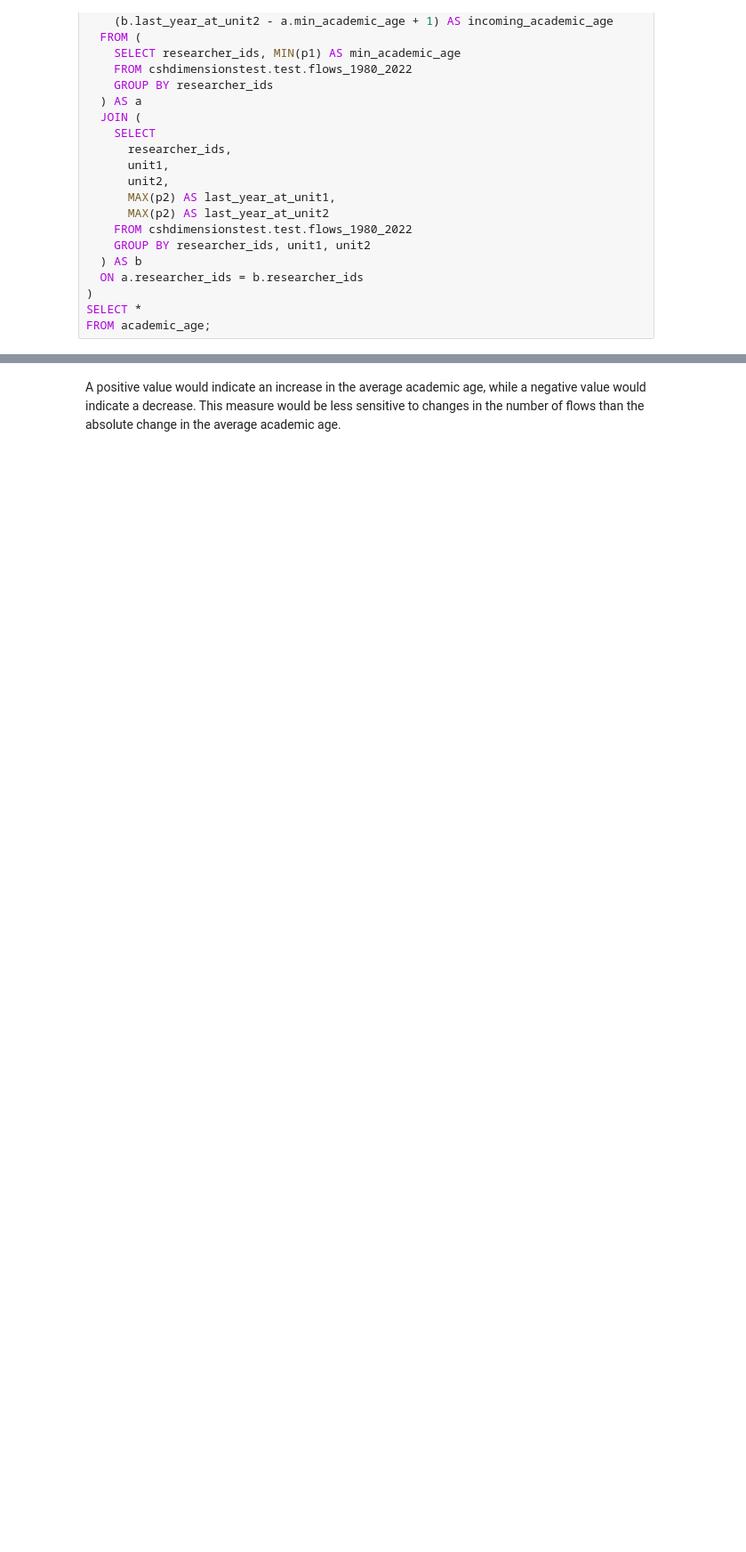
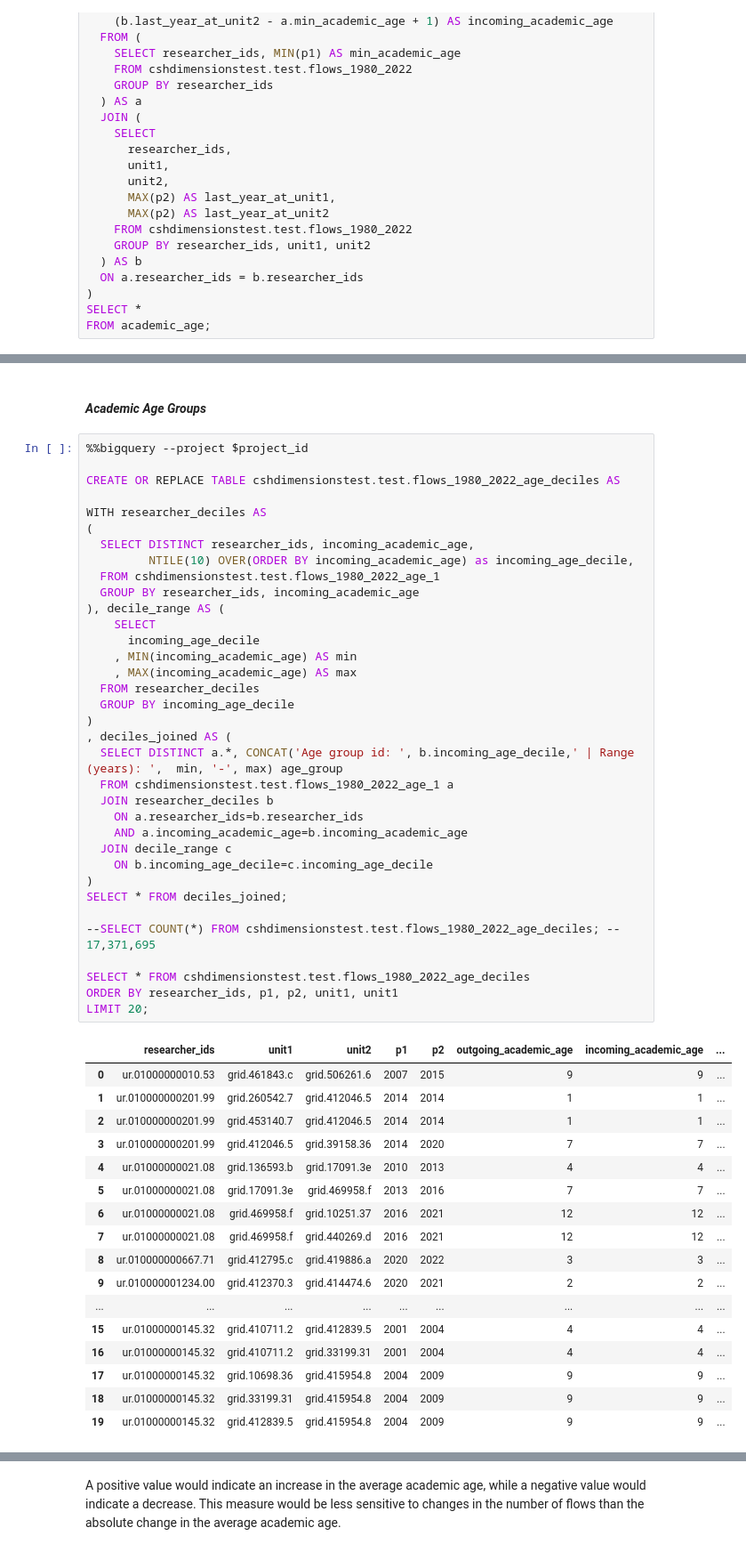
Before and after one commit to complexity-science-hub/SciFlows, a Jupyter notebook: Flows_1980_2022_first_level_for.ipynb, the cells around one changed output, grey strips where cells are left out. Shown at 89% size. Saved outputs shown, nothing was run; the diff lists cells and outputs as text; blank space fills up the shorter version.

```diff
--- a/Flows_1980_2022_first_level_for.ipynb
+++ b/Flows_1980_2022_first_level_for.ipynb
@@ -748,0 +738,55 @@ LIMIT 10;
+# %% [markdown]
+#### *Academic Age Groups*
+# %%
+%%bigquery --project $project_id
+
+CREATE OR REPLACE TABLE cshdimensionstest.test.flows_1980_2022_age_deciles AS
+
+WITH researcher_deciles AS
+(
+  SELECT DISTINCT researcher_ids, incoming_academic_age,
+         NTILE(10) OVER(ORDER BY incoming_academic_age) as incoming_age_decile,
+  FROM cshdimensionstest.test.flows_1980_2022_age_1
+  GROUP BY researcher_ids, incoming_academic_age
+), decile_range AS (
+    SELECT
+      incoming_age_decile
+    , MIN(incoming_academic_age) AS min
+    , MAX(incoming_academic_age) AS max
+  FROM researcher_deciles
+  GROUP BY incoming_age_decile
+)
+, deciles_joined AS (
+  SELECT DISTINCT a.*, CONCAT('Age group id: ', b.incoming_age_decile,' | Range (years): ',  min, '-', max) age_group
+  FROM cshdimensionstest.test.flows_1980_2022_age_1 a
+  JOIN researcher_deciles b
+    ON a.researcher_ids=b.researcher_ids
+    AND a.incoming_academic_age=b.incoming_academic_age
+  JOIN decile_range c
+    ON b.incoming_age_decile=c.incoming_age_decile
+)
+SELECT * FROM deciles_joined;
+
+--SELECT COUNT(*) FROM cshdimensionstest.test.flows_1980_2022_age_deciles; -- 17,371,695
+
+SELECT * FROM cshdimensionstest.test.flows_1980_2022_age_deciles
+ORDER BY researcher_ids, p1, p2, unit1, unit1
+LIMIT 20;
+# %% [output]
+|  | researcher_ids | unit1 | unit2 | p1 | p2 | outgoing_academic_age | incoming_academic_age | ... |
+| 0 | ur.01000000010.53 | grid.461843.c | grid.506261.6 | 2007 | 2015 | 9 | 9 | ... |
+| 1 | ur.010000000201.99 | grid.260542.7 | grid.412046.5 | 2014 | 2014 | 1 | 1 | ... |
+| 2 | ur.010000000201.99 | grid.453140.7 | grid.412046.5 | 2014 | 2014 | 1 | 1 | ... |
+| 3 | ur.010000000201.99 | grid.412046.5 | grid.39158.36 | 2014 | 2020 | 7 | 7 | ... |
+| 4 | ur.01000000021.08 | grid.136593.b | grid.17091.3e | 2010 | 2013 | 4 | 4 | ... |
+| 5 | ur.01000000021.08 | grid.17091.3e | grid.469958.f | 2013 | 2016 | 7 | 7 | ... |
+| 6 | ur.01000000021.08 | grid.469958.f | grid.10251.37 | 2016 | 2021 | 12 | 12 | ... |
+| 7 | ur.01000000021.08 | grid.469958.f | grid.440269.d | 2016 | 2021 | 12 | 12 | ... |
+| 8 | ur.010000000667.71 | grid.412795.c | grid.419886.a | 2020 | 2022 | 3 | 3 | ... |
+| 9 | ur.010000001234.00 | grid.412370.3 | grid.414474.6 | 2020 | 2021 | 2 | 2 | ... |
+| ... | ... | ... | ... | ... | ... | ... | ... | ... |
+| 15 | ur.01000000145.32 | grid.410711.2 | grid.412839.5 | 2001 | 2004 | 4 | 4 | ... |
+| 16 | ur.01000000145.32 | grid.410711.2 | grid.33199.31 | 2001 | 2004 | 4 | 4 | ... |
+| 17 | ur.01000000145.32 | grid.10698.36 | grid.415954.8 | 2004 | 2009 | 9 | 9 | ... |
+| 18 | ur.01000000145.32 | grid.33199.31 | grid.415954.8 | 2004 | 2009 | 9 | 9 | ... |
+| 19 | ur.01000000145.32 | grid.412839.5 | grid.415954.8 | 2004 | 2009 | 9 | 9 | ... |
```
Also changed, not shown: parts of 60 cells of this notebook.
